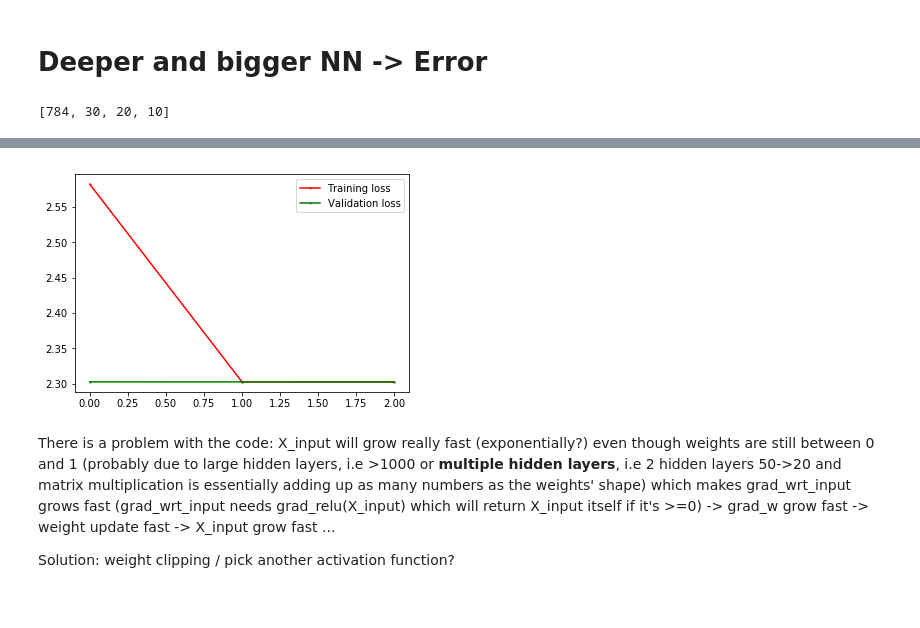
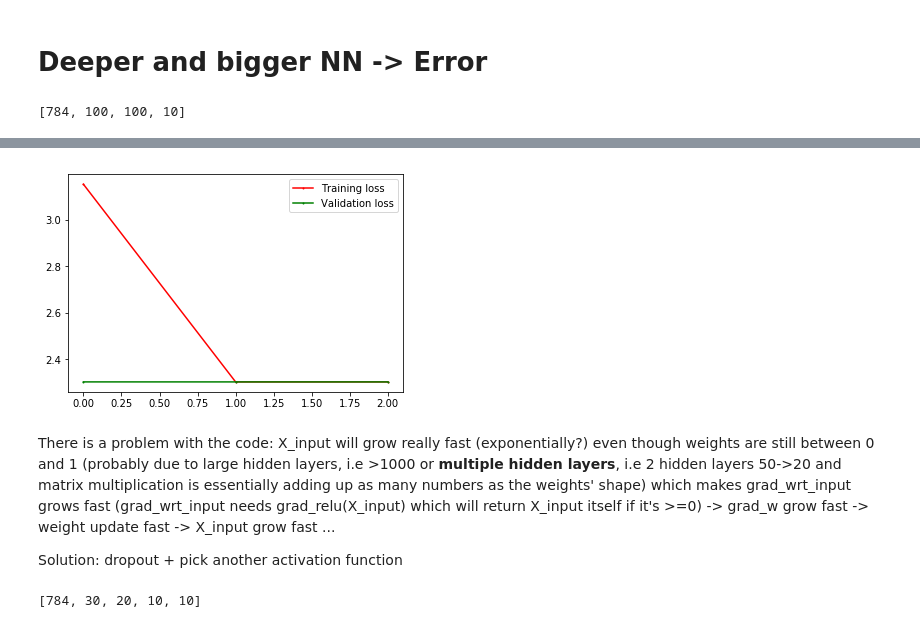
Before and after one commit to anhquan0412/basic_model_scratch, a Jupyter notebook: scratch_neural_net.ipynb, the cells around one changed output, grey strips where cells are left out. Drawn from its saved outputs; the diff is of its cells as text; code cells hidden in the pictures.

```diff
--- a/scratch_neural_net.ipynb
+++ b/scratch_neural_net.ipynb
@@ -349,0 +387,2 @@ Epoch 20. Training loss: 0.8916912705974221, Val loss:0.9048202233779564
+# %%
+nn.fit_epoch(X_train,y_train,X_test,y_test,lr=0.01,epochs=5,bs=512,l2=0)
@@ -375,0 +426,6 @@ Epoch 20. Training loss: 0.7537085779352589, Val loss:0.7618059439378368
+# %%
+act_obj = [Tanh(),ReLU()]
+layers = [X_train.shape[1],30,20,10]
+print(layers)
+
+nn = CustomNeuralNetwork(layers,act_obj)
@@ -375,0 +434,2 @@ Epoch 20. Training loss: 0.7537085779352589, Val loss:0.7618059439378368
+# %%
+nn.fit_epoch(X_train,y_train,X_test,y_test,lr=0.001,epochs=10,bs=512,l2=2)
@@ -471,12 +543,12 @@ Epoch 20. Training loss: 0.9495687923166817, Val loss:0.9614280829452638
 # Deeper and bigger NN -> Error
 # %%
 act_obj = ReLU()
-layers = [X_train.shape[1],30,20,10]
+layers = [X_train.shape[1],100,100,10]
 print(layers)
 
 nn = CustomNeuralNetwork(layers,act_obj)
 # %% [output]
-[784, 30, 20, 10]
+[784, 100, 100, 10]
 # %%
-nn.fit_epoch(X_train,y_train,X_test,y_test,lr=0.1,epochs=3,bs=512,l2=0)
+nn.fit_epoch(X_train,y_train,X_test,y_test,lr=0.01,epochs=3,bs=512,l2=0)
 # %% [output]
@@ -486,5 +558,13 @@ Epoch 3. Training loss: 2.3026754322919833, Val loss:2.302602187643029
-[figure, old version]
+[figure, new version]
 # %% [markdown]
 There is a problem with the code: X_input will grow really fast (exponentially?) even though weights are still between 0 and 1 (probably due to large hidden layers, i.e >1000 or **multiple hidden layers**, i.e 2 hidden layers 50->20 and matrix multiplication is essentially adding up as many numbers as the weights' shape) which makes grad_wrt_input grows fast (grad_wrt_input needs grad_relu(X_input) which will return X_input itself if it's >=0) -> grad_w grow fast -> weight update fast -> X_input grow fast ...
 
-Solution: weight clipping / pick another activation function?
+Solution: dropout + pick another activation function
+# %%
+act_obj = [Tanh(),Tanh(),ReLU()]
+layers = [X_train.shape[1],30,20,10,10]
+print(layers)
+
+nn = CustomNeuralNetwork(layers,act_obj,keep_prob=[0.95,0.95,1.0])
+# %% [output]
+[784, 30, 20, 10, 10]
```
Also changed, not shown: parts of 52 cells of this notebook, 2 other files.
